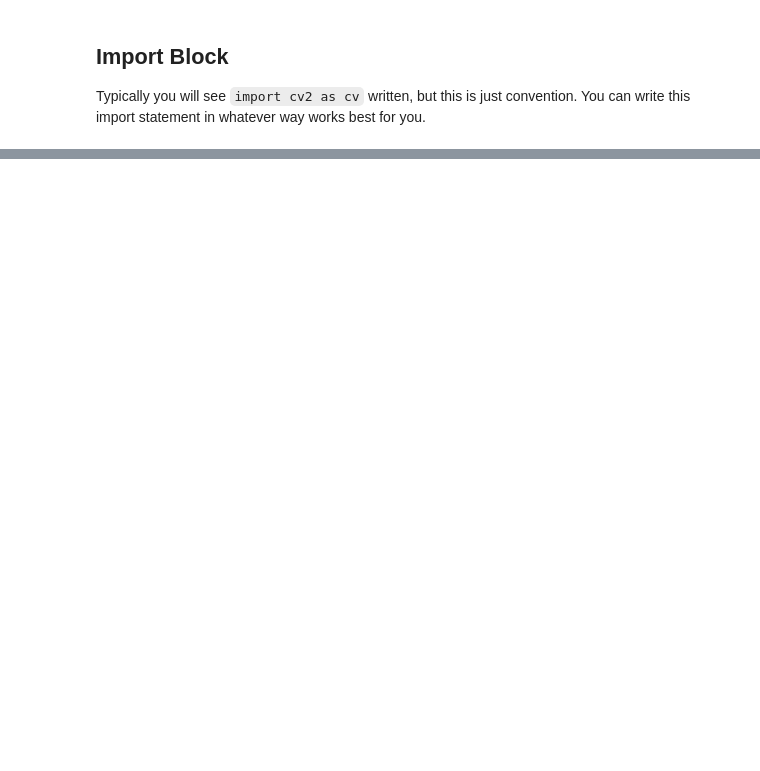
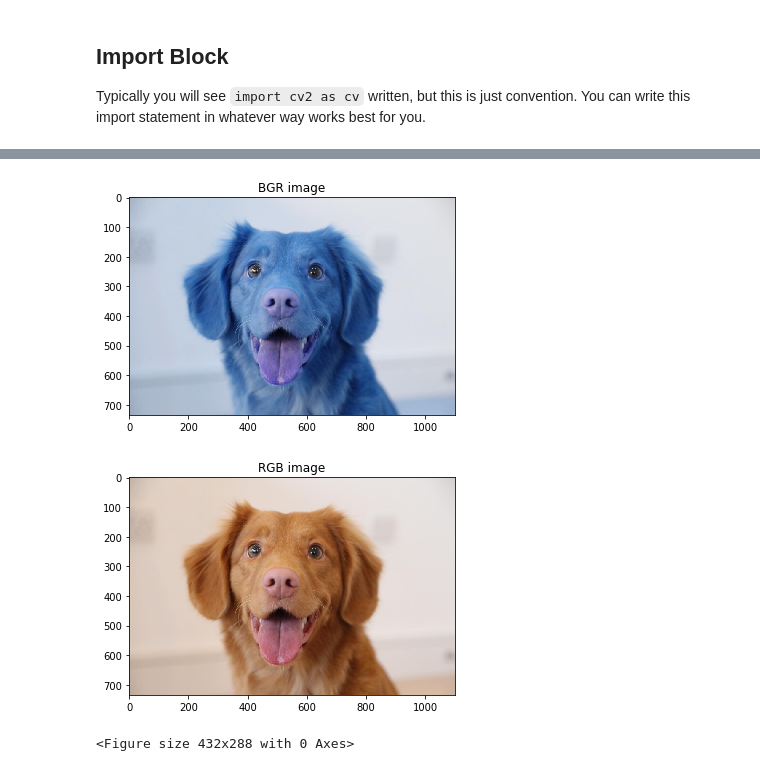
Before and after one commit to julianalverio/machine_learning_aws, a Jupyter notebook: instructor_code/ml_package_tutorials/opencv-tutorial.ipynb, the cells around one changed output, grey strips where cells are left out. Drawn from its saved outputs; the diff is of its cells as text; code cells hidden in the pictures; blank space fills up the shorter version.

```diff
--- a/instructor_code/ml_package_tutorials/opencv-tutorial.ipynb
+++ b/instructor_code/ml_package_tutorials/opencv-tutorial.ipynb
@@ -23,0 +35,9 @@ import matplotlib.pyplot as plt
+# %%
+# Import image
+img_fname = os.path.join("notebook_diagrams","puppy.png")
+
+# Now let's load the image into a numpy array using opencv!
+A_BGR = cv.imread(img_fname)
+A_RGB = cv.cvtColor(A_BGR, cv.COLOR_BGR2RGB)
+
+print("Data type of loaded image is %s" % (type(A_BGR)))
@@ -23,0 +51,16 @@ import matplotlib.pyplot as plt
+# %%
+# Plot the BGR image
+plt.imshow(A_BGR)
+plt.title("BGR image")
+plt.show()
+plt.clf()
+
+# Plot the RGB image
+plt.imshow(A_RGB)
+plt.title("RGB image")
+plt.show()
+plt.clf()
+# %% [output]
+[figure, added]
+[figure, added]
+<Figure size 432x288 with 0 Axes>
```
Also changed, not shown: parts of 11 cells of this notebook, 1 other file.
